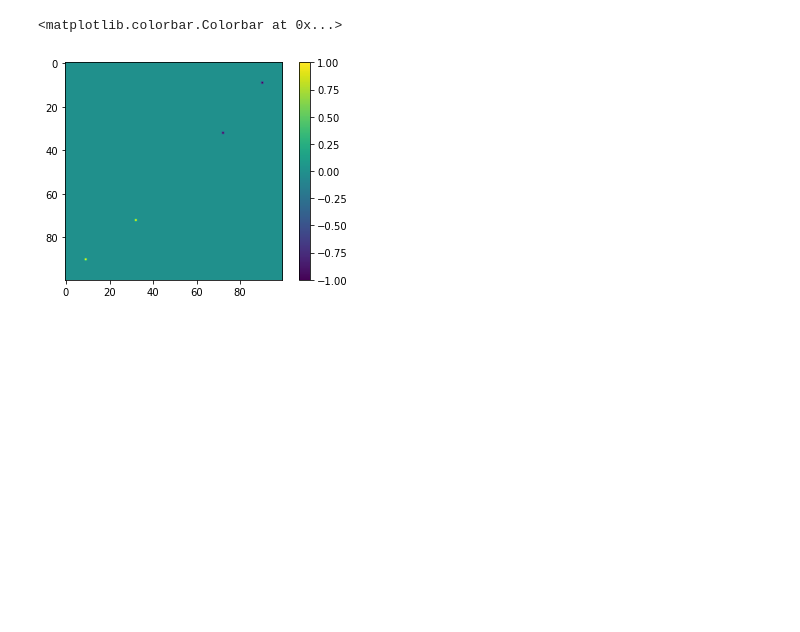
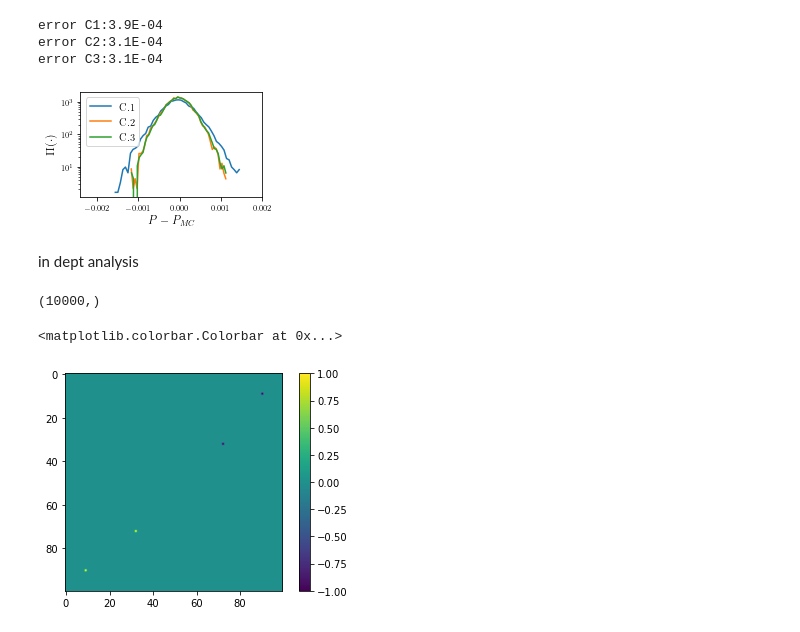
Before and after one commit to g-torr/uncovering-non-eq, a Jupyter notebook: appendix_2/different_OTA/Untitled.ipynb, the cells around one changed output. Saved outputs shown, nothing was run; the diff lists cells and outputs as text; code cells hidden in the pictures; blank space fills up the shorter version.

```diff
--- a/appendix_2/different_OTA/Untitled.ipynb
+++ b/appendix_2/different_OTA/Untitled.ipynb
@@ -46,0 +68,14 @@ plt.tight_layout()
+# %%
+kin = 3
+kind = 'asymmetric'
+load_and_hist(kin,kind)
+#plt.title(kind)
+plt.tight_layout()
+#plt.savefig('different_OTA_'+kind+'.pdf')
+# %% [output]
+error C1:3.9E-04
+error C2:3.1E-04
+error C3:3.1E-04
+[figure, added]
+# %% [markdown]
+in dept analysis
@@ -47,3 +90,7 @@ plt.tight_layout()
+# %%
+P_t_C1.shape
+# %% [output]
+(10000,)
 # %%
 
 def make_network(N,k):
```
Also changed, not shown: parts of 4 cells of this notebook, 5 other files.
